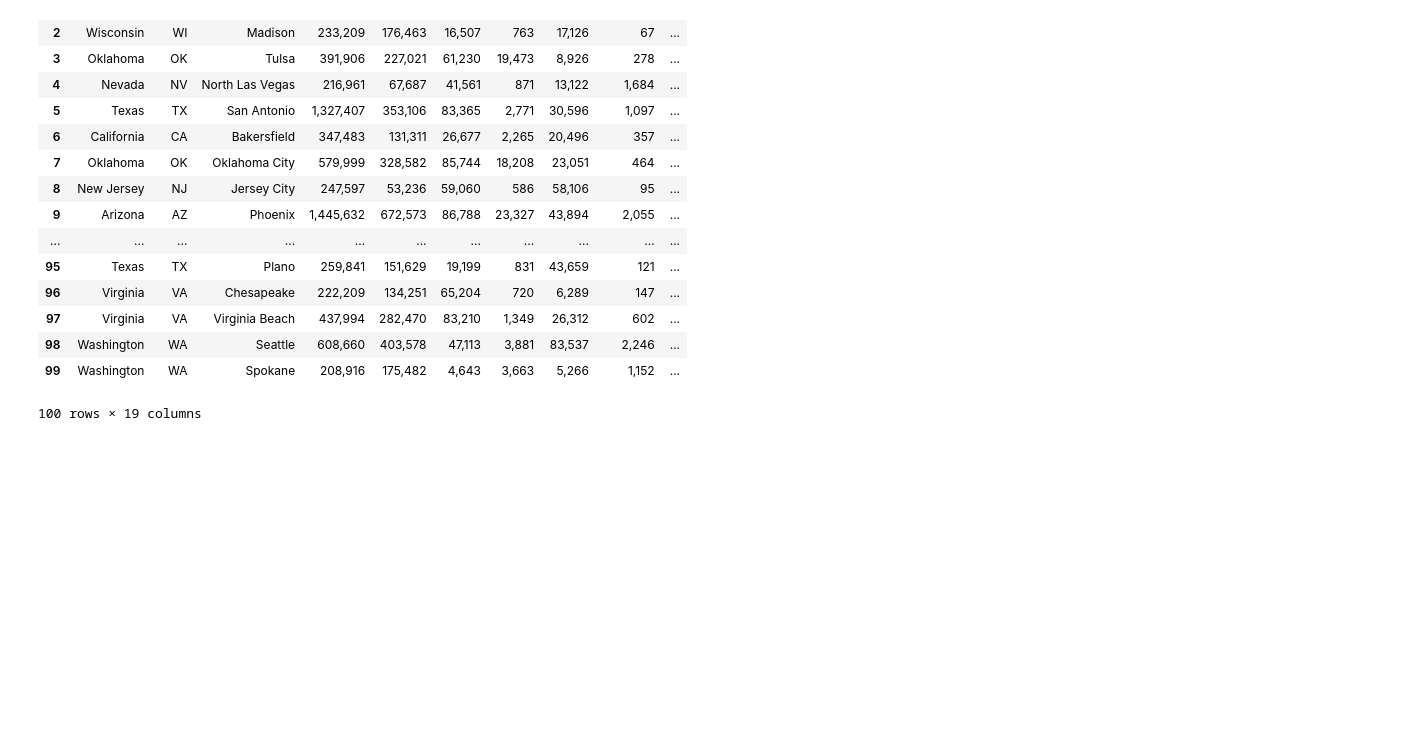
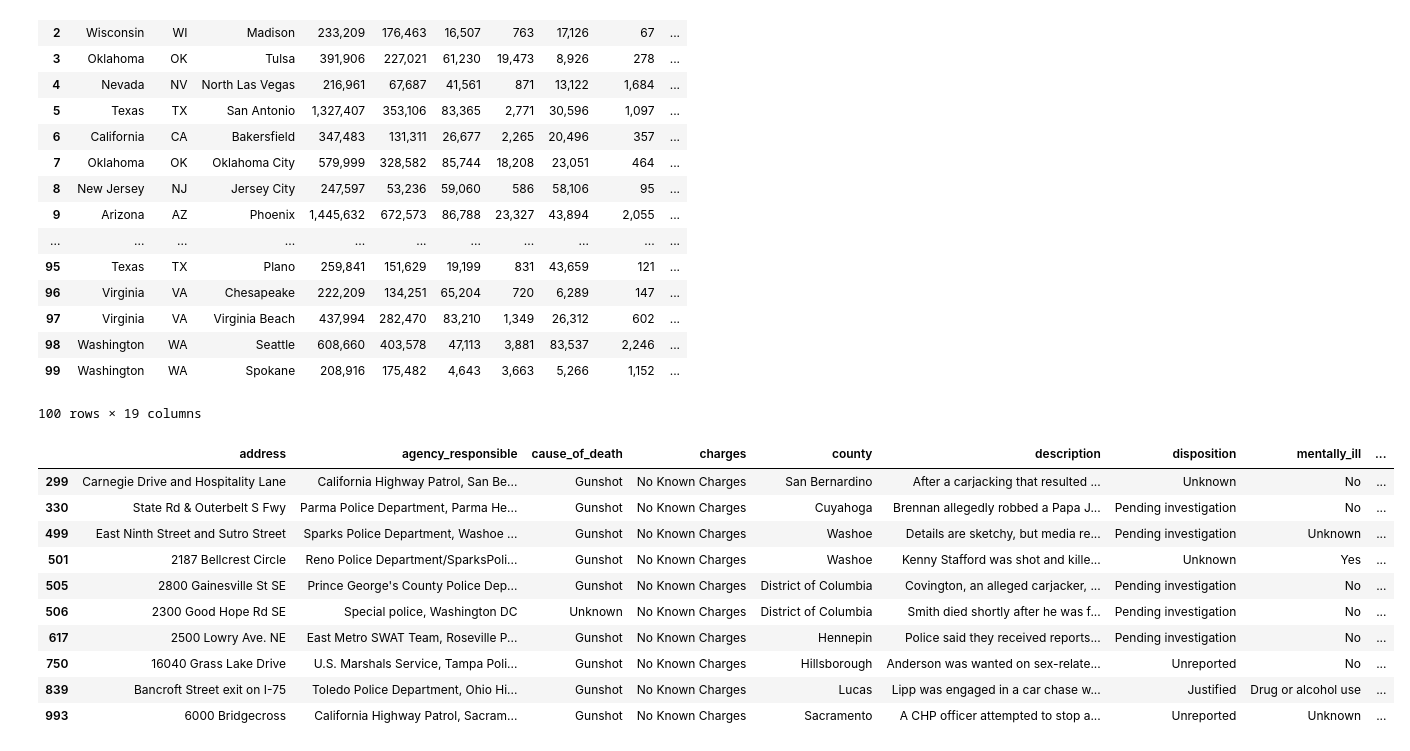
Before and after one commit to mapping-police-violence/cities-breakdown, a Jupyter notebook: Mapping Police Violence Data.ipynb, the cells around one changed output. Cells and saved outputs as stored; diff of their text form; code cells hidden in the pictures; blank space fills up the shorter version.

Commit message:
Some more data cleaning.

```diff
--- a/Mapping Police Violence Data.ipynb
+++ b/Mapping Police Violence Data.ipynb
@@ -173,4 +173,7 @@ city_names
 # %%
 # Limit the murders to the largest cities
 merged = frame.merge(city_names, on=['city', 'state'])
-merged.to_csv(path_or_buf='./data/filtered.csv', index_label='key')
+merged['agency_responsible'] = merged['agency_responsible'].str.replace('Police Department', 'PD')
+merged['agency_responsible'] = merged['agency_responsible'].str.replace('’', '\'')
+merged['agency_responsible'] = merged['agency_responsible'].str.replace('\.$', '')
+merged['agency_responsible'].value_counts()
@@ -263,3 +265,17 @@ selected_cities
 100 rows × 19 columns
 # %%
 selected_cities.to_csv(path_or_buf='./data/selectedcities.csv', index_label='key')
+# %%
+merged[merged['agency_responsible'].str.contains(',') | merged['agency_responsible'].str.contains('/')]
+# %% [output]
+|  | address | agency_responsible | cause_of_death | charges | county | description | disposition | mentally_ill | ... |
+| 299 | Carnegie Drive and Hospitality Lane | California Highway Patrol, San Be... | Gunshot | No Known Charges | San Bernardino | After a carjacking that resulted ... | Unknown | No | ... |
+| 330 | State Rd & Outerbelt S Fwy | Parma Police Department, Parma He... | Gunshot | No Known Charges | Cuyahoga | Brennan allegedly robbed a Papa J... | Pending investigation | No | ... |
+| 499 | East Ninth Street and Sutro Street | Sparks Police Department, Washoe ... | Gunshot | No Known Charges | Washoe | Details are sketchy, but media re... | Pending investigation | Unknown | ... |
+| 501 | 2187 Bellcrest Circle | Reno Police Department/SparksPoli... | Gunshot | No Known Charges | Washoe | Kenny Stafford was shot and kille... | Unknown | Yes | ... |
+| 505 | 2800 Gainesville St SE | Prince George's County Police Dep... | Gunshot | No Known Charges | District of Columbia | Covington, an alleged carjacker, ... | Pending investigation | No | ... |
+| 506 | 2300 Good Hope Rd SE | Special police, Washington DC | Unknown | No Known Charges | District of Columbia | Smith died shortly after he was f... | Pending investigation | No | ... |
+| 617 | 2500 Lowry Ave. NE | East Metro SWAT Team, Roseville P... | Gunshot | No Known Charges | Hennepin | Police said they received reports... | Pending investigation | No | ... |
+| 750 | 16040 Grass Lake Drive | U.S. Marshals Service, Tampa Poli... | Gunshot | No Known Charges | Hillsborough | Anderson was wanted on sex-relate... | Unreported | No | ... |
+| 839 | Bancroft Street exit on I-75 | Toledo Police Department, Ohio Hi... | Gunshot | No Known Charges | Lucas | Lipp was engaged in a car chase w... | Justified | Drug or alcohol use | ... |
+| 993 | 6000 Bridgecross | California Highway Patrol, Sacram... | Gunshot | No Known Charges | Sacramento | A CHP officer attempted to stop a... | Unreported | Unknown | ... |
```
Also changed, not shown: parts of 4 cells of this notebook.
